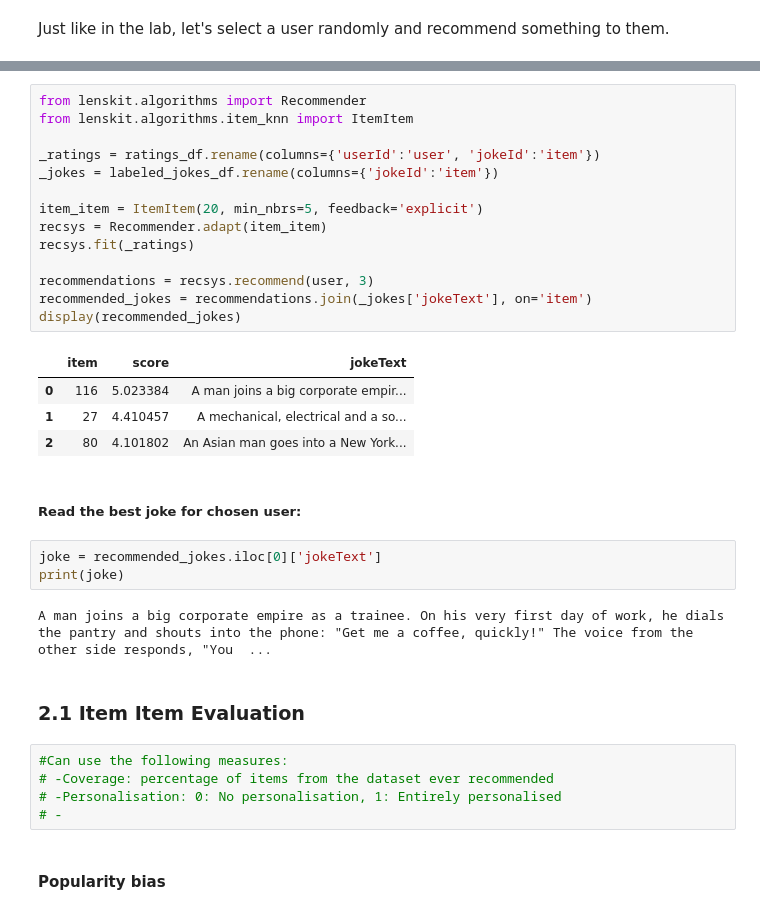
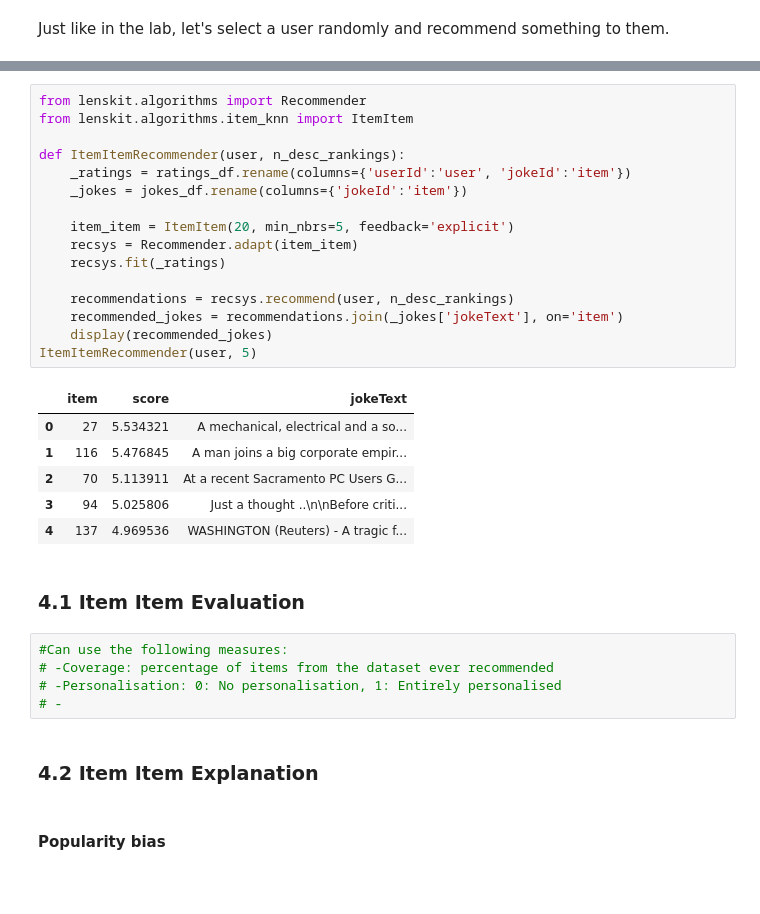
Before and after one commit to RedOrBlueP1ll/reasonable_recommendations, a Jupyter notebook: joke_recsyst_notebook.ipynb, the cells around one changed output, grey strips where cells are left out. Drawn from its saved outputs; the diff is of its cells as text; blank space fills up the shorter version.

```diff
--- a/joke_recsyst_notebook.ipynb
+++ b/joke_recsyst_notebook.ipynb
@@ -225,37 +209,35 @@ Selected user: 61122
 # %%
 from lenskit.algorithms import Recommender
 from lenskit.algorithms.item_knn import ItemItem
 
-_ratings = ratings_df.rename(columns={'userId':'user', 'jokeId':'item'})
-_jokes = labeled_jokes_df.rename(columns={'jokeId':'item'})
+def ItemItemRecommender(user, n_desc_rankings):
+    _ratings = ratings_df.rename(columns={'userId':'user', 'jokeId':'item'})
+    _jokes = jokes_df.rename(columns={'jokeId':'item'})
 
-item_item = ItemItem(20, min_nbrs=5, feedback='explicit')
-recsys = Recommender.adapt(item_item)
-recsys.fit(_ratings)
+    item_item = ItemItem(20, min_nbrs=5, feedback='explicit')
+    recsys = Recommender.adapt(item_item)
+    recsys.fit(_ratings)
 
-recommendations = recsys.recommend(user, 3)
-recommended_jokes = recommendations.join(_jokes['jokeText'], on='item')
-display(recommended_jokes)
+    recommendations = recsys.recommend(user, n_desc_rankings)
+    recommended_jokes = recommendations.join(_jokes['jokeText'], on='item')
+    display(recommended_jokes)
+ItemItemRecommender(user, 5)
 # %% [output]
 |  | item | score | jokeText |
-| 0 | 116 | 5.023384 | A man joins a big corporate empir... |
-| 1 | 27 | 4.410457 | A mechanical, electrical and a so... |
-| 2 | 80 | 4.101802 | An Asian man goes into a New York... |
+| 0 | 27 | 5.534321 | A mechanical, electrical and a so... |
+| 1 | 116 | 5.476845 | A man joins a big corporate empir... |
+| 2 | 70 | 5.113911 | At a recent Sacramento PC Users G... |
+| 3 | 94 | 5.025806 | Just a thought ..\n\nBefore criti... |
+| 4 | 137 | 4.969536 | WASHINGTON (Reuters) - A tragic f... |
-# %% [markdown]
-
-##### Read the best joke for chosen user:
-# %%
-joke = recommended_jokes.iloc[0]['jokeText']
-print(joke)
-# %% [output]
-A man joins a big corporate empire as a trainee. On his very first day of work, he dials the pantry and shouts into the phone: "Get me a coffee, quickly!" The voice from the other side responds, "You  ...
 # %% [markdown]
-### 2.1 Item Item Evaluation
+### 4.1 Item Item Evaluation
 # %%
 #Can use the following measures:
 # -Coverage: percentage of items from the dataset ever recommended
 # -Personalisation: 0: No personalisation, 1: Entirely personalised
 # -
+# %% [markdown]
+### 4.2 Item Item Explanation
 # %% [markdown]
 #### Popularity bias
 # %% [markdown]
```
Also changed, not shown: parts of 27 cells of this notebook.
